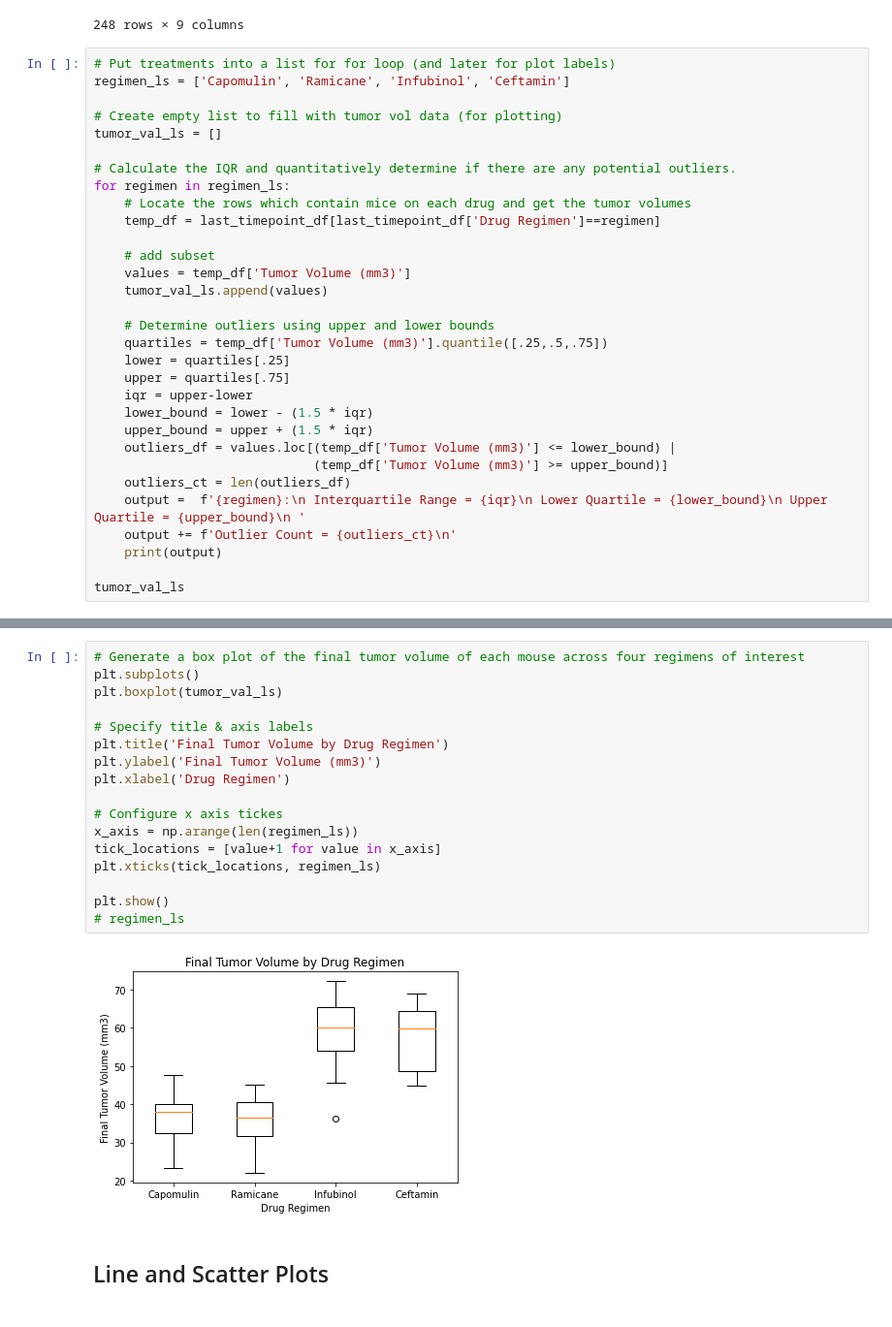
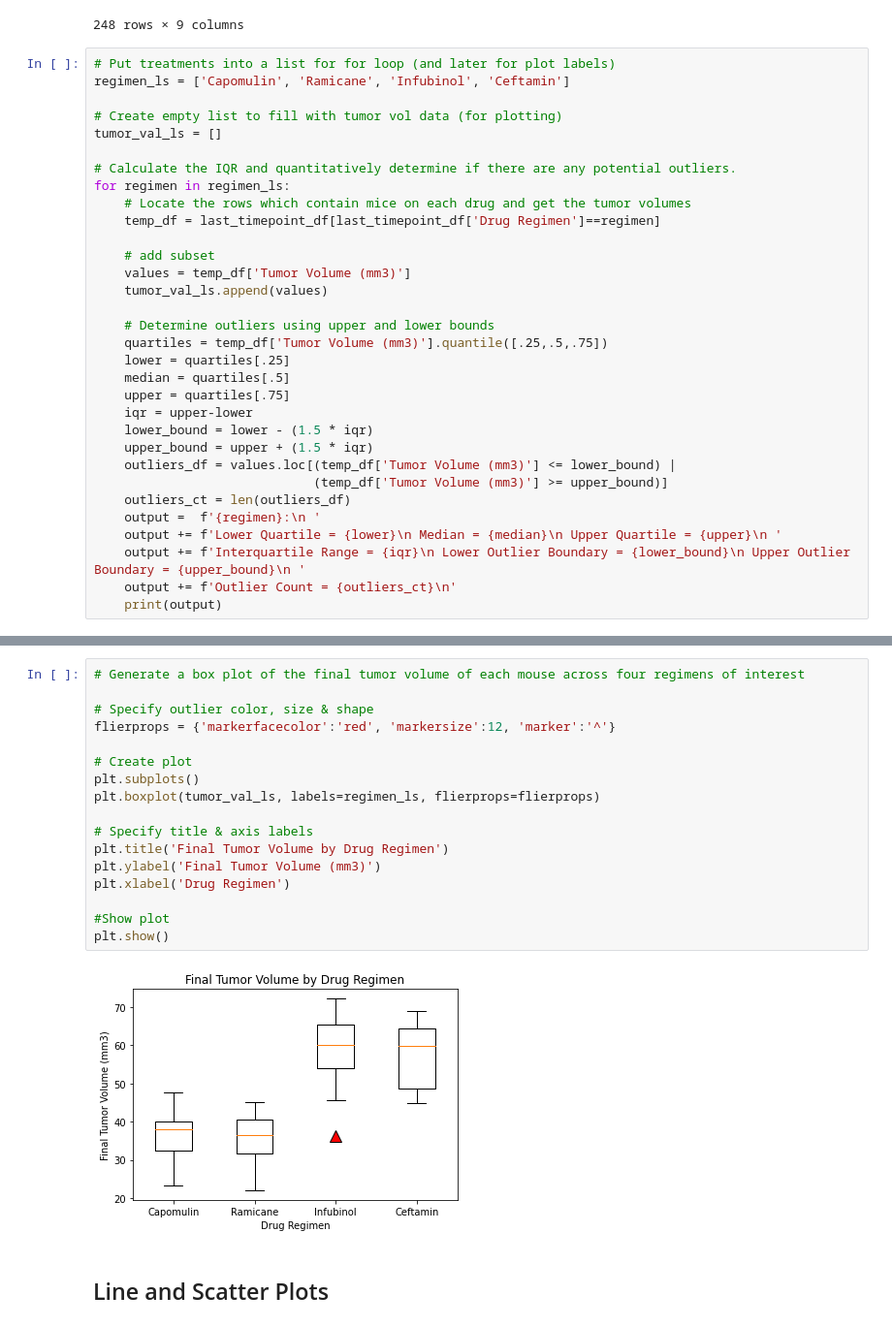
Before and after one commit to cgangi2216/PymaceuticalsInc, a Jupyter notebook: pymaceuticals.ipynb, the cells around one changed output, grey strips where cells are left out. Shown at 97% size. Drawn from its saved outputs; the diff is of its cells as text.

Commit message:
Change boxplot outlier markers.

```diff
--- a/pymaceuticals.ipynb
+++ b/pymaceuticals.ipynb
@@ -230,6 +230,7 @@ for regimen in regimen_ls:
     # Determine outliers using upper and lower bounds
     quartiles = temp_df['Tumor Volume (mm3)'].quantile([.25,.5,.75])
     lower = quartiles[.25]
+    median = quartiles[.5]
     upper = quartiles[.75]
     iqr = upper-lower
     lower_bound = lower - (1.5 * iqr)
@@ -237,10 +238,10 @@ for regimen in regimen_ls:
     outliers_df = values.loc[(temp_df['Tumor Volume (mm3)'] <= lower_bound) |
                              (temp_df['Tumor Volume (mm3)'] >= upper_bound)]
     outliers_ct = len(outliers_df)
-    output =  f'{regimen}:\n Interquartile Range = {iqr}\n Lower Quartile = {lower_bound}\n Upper Quartile = {upper_bound}\n '
+    output =  f'{regimen}:\n '
+    output += f'Lower Quartile = {lower}\n Median = {median}\n Upper Quartile = {upper}\n '
+    output += f'Interquartile Range = {iqr}\n Lower Outlier Boundary = {lower_bound}\n Upper Outlier Boundary = {upper_bound}\n '
     output += f'Outlier Count = {outliers_ct}\n'
     print(output)
-
-tumor_val_ls
 # %% [output]
 Capomulin:
@@ -280,22 +264,22 @@ Ramicane:
 # %%
 # Generate a box plot of the final tumor volume of each mouse across four regimens of interest
+
+# Specify outlier color, size & shape
+flierprops = {'markerfacecolor':'red', 'markersize':12, 'marker':'^'}
+
+# Create plot
 plt.subplots()
-plt.boxplot(tumor_val_ls)
+plt.boxplot(tumor_val_ls, labels=regimen_ls, flierprops=flierprops)
 
 # Specify title & axis labels
 plt.title('Final Tumor Volume by Drug Regimen')
 plt.ylabel('Final Tumor Volume (mm3)')
 plt.xlabel('Drug Regimen')
 
-# Configure x axis tickes
-x_axis = np.arange(len(regimen_ls))
-tick_locations = [value+1 for value in x_axis]
-plt.xticks(tick_locations, regimen_ls)
-
+#Show plot
 plt.show()
-# regimen_ls
 # %% [output]
-[figure, old version]
+[figure, new version]
 # %% [markdown]
 ## Line and Scatter Plots
 # %%
```
Also changed, not shown: parts of 2 cells of this notebook.
